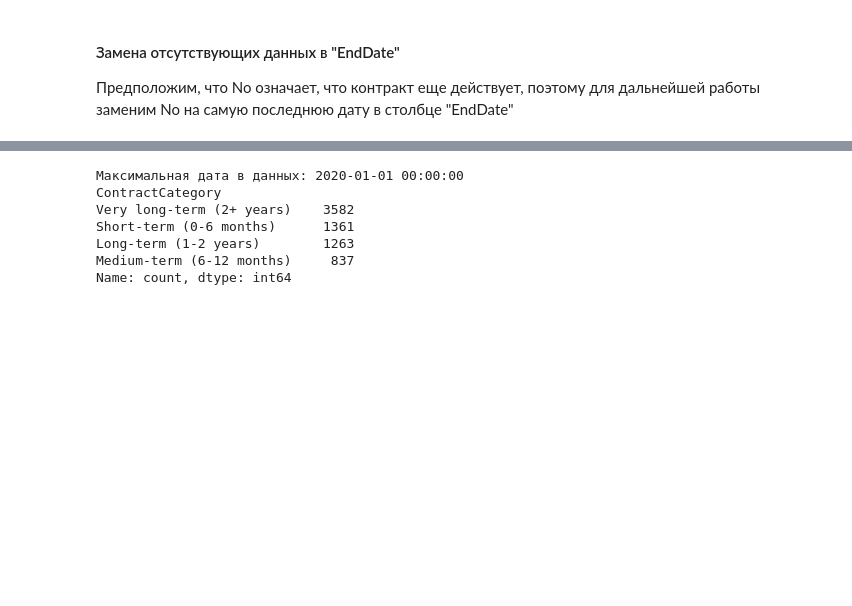
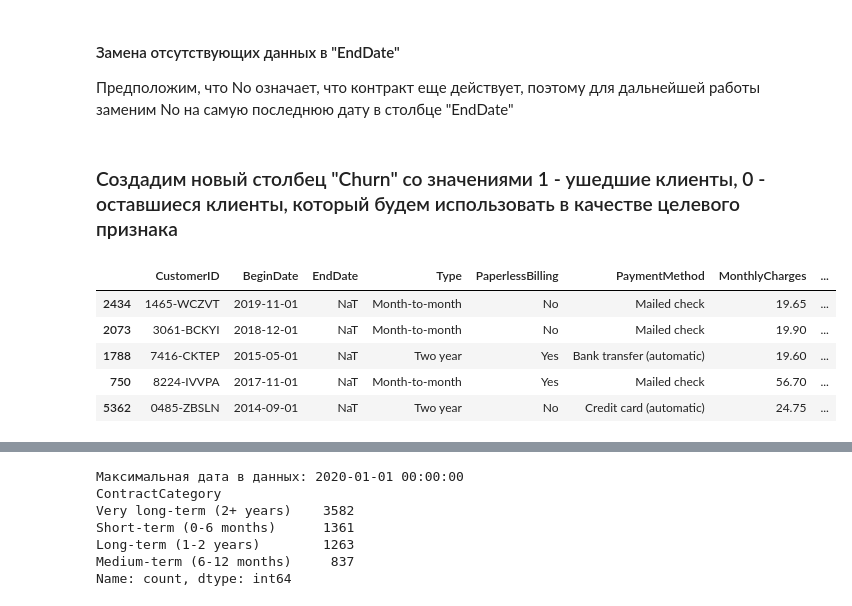
Before and after one commit to IgnatenkoNady/Day_to_day_diploma, a Jupyter notebook: 2025_02_16_diplom.ipynb, the cells around one changed output, grey strips where cells are left out. Cells and saved outputs as stored; diff of their text form; code cells hidden in the pictures; blank space fills up the shorter version.

```diff
--- a/2025_02_16_diplom.ipynb
+++ b/2025_02_16_diplom.ipynb
@@ -314,3 +334,15 @@ plt.show()
 #### Замена отсутствующих данных в "EndDate"
 
 Предположим, что No означает, что контракт еще действует, поэтому для дальнейшей работы заменим No на самую последнюю дату в столбце "EndDate"
+# %% [markdown]
+### Создадим новый столбец "Churn" со значениями 1 - ушедшие клиенты, 0 - оставшиеся клиенты, который будем использовать в качестве целевого признака
+# %%
+contract_df["Churn"] = np.where(contract_df["EndDate"].isna(), 0, 1)
+contract_df.sample(5)
+# %% [output]
+|  | CustomerID | BeginDate | EndDate | Type | PaperlessBilling | PaymentMethod | MonthlyCharges | ... |
+| 2434 | 1465-WCZVT | 2019-11-01 | NaT | Month-to-month | No | Mailed check | 19.65 | ... |
+| 2073 | 3061-BCKYI | 2018-12-01 | NaT | Month-to-month | No | Mailed check | 19.90 | ... |
+| 1788 | 7416-CKTEP | 2015-05-01 | NaT | Two year | Yes | Bank transfer (automatic) | 19.60 | ... |
+| 750 | 8224-IVVPA | 2017-11-01 | NaT | Month-to-month | Yes | Mailed check | 56.70 | ... |
+| 5362 | 0485-ZBSLN | 2014-09-01 | NaT | Two year | No | Credit card (automatic) | 24.75 | ... |
```
Also changed, not shown: parts of 37 cells of this notebook, 1 other file.
